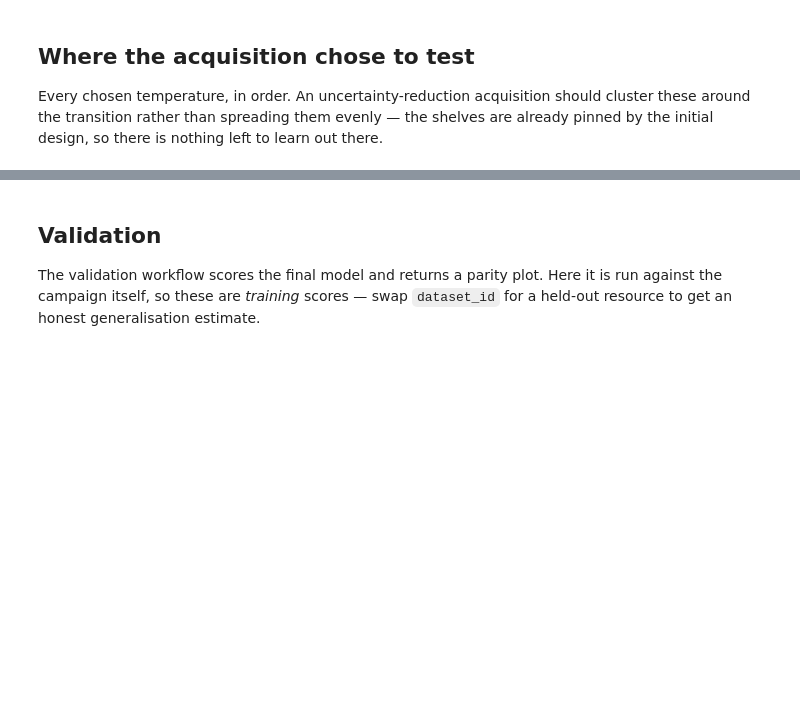
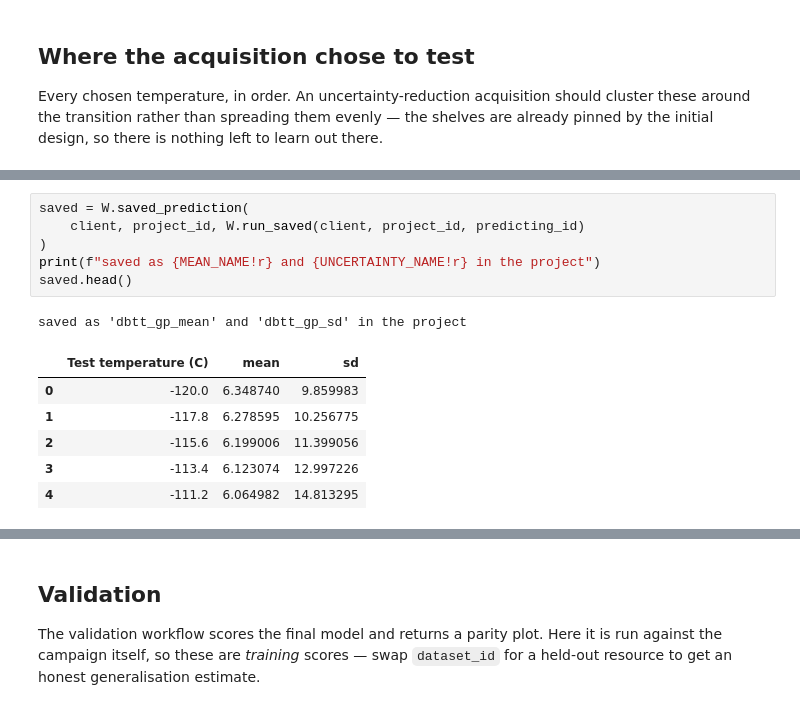
Before and after one commit to digiLab-ai/dbtt-active-learning, a Jupyter notebook: notebooks/05_engine_active_learning.ipynb, the cells around one changed output, grey strips where cells are left out. Drawn from its saved outputs; the diff is of its cells as text; blank space fills up the shorter version.

```diff
--- a/notebooks/05_engine_active_learning.ipynb
+++ b/notebooks/05_engine_active_learning.ipynb
@@ -238,0 +290,14 @@ plt.show()
+# %%
+saved = W.saved_prediction(
+    client, project_id, W.run_saved(client, project_id, predicting_id)
+)
+print(f"saved as {MEAN_NAME!r} and {UNCERTAINTY_NAME!r} in the project")
+saved.head()
+# %% [output]
+saved as 'dbtt_gp_mean' and 'dbtt_gp_sd' in the project
+|  | Test temperature (C) | mean | sd |
+| 0 | -120.0 | 6.348740 | 9.859983 |
+| 1 | -117.8 | 6.278595 | 10.256775 |
+| 2 | -115.6 | 6.199006 | 11.399056 |
+| 3 | -113.4 | 6.123074 | 12.997226 |
+| 4 | -111.2 | 6.064982 | 14.813295 |
```
Also changed, not shown: parts of 15 cells of this notebook, 13 other files.
